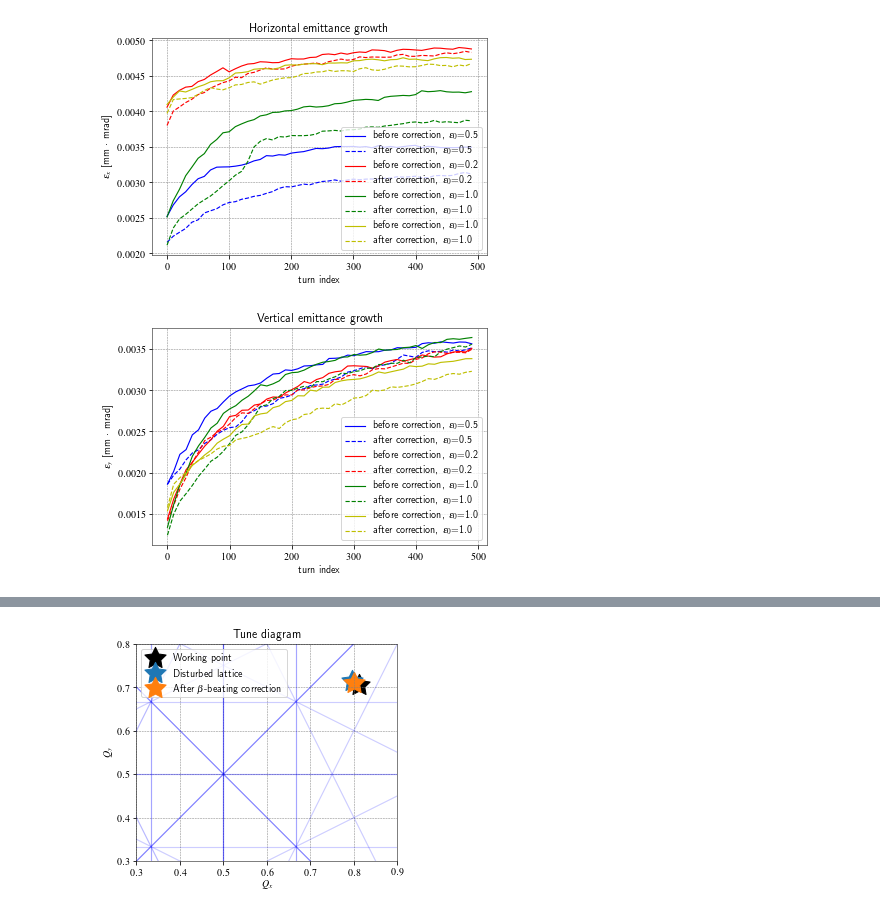
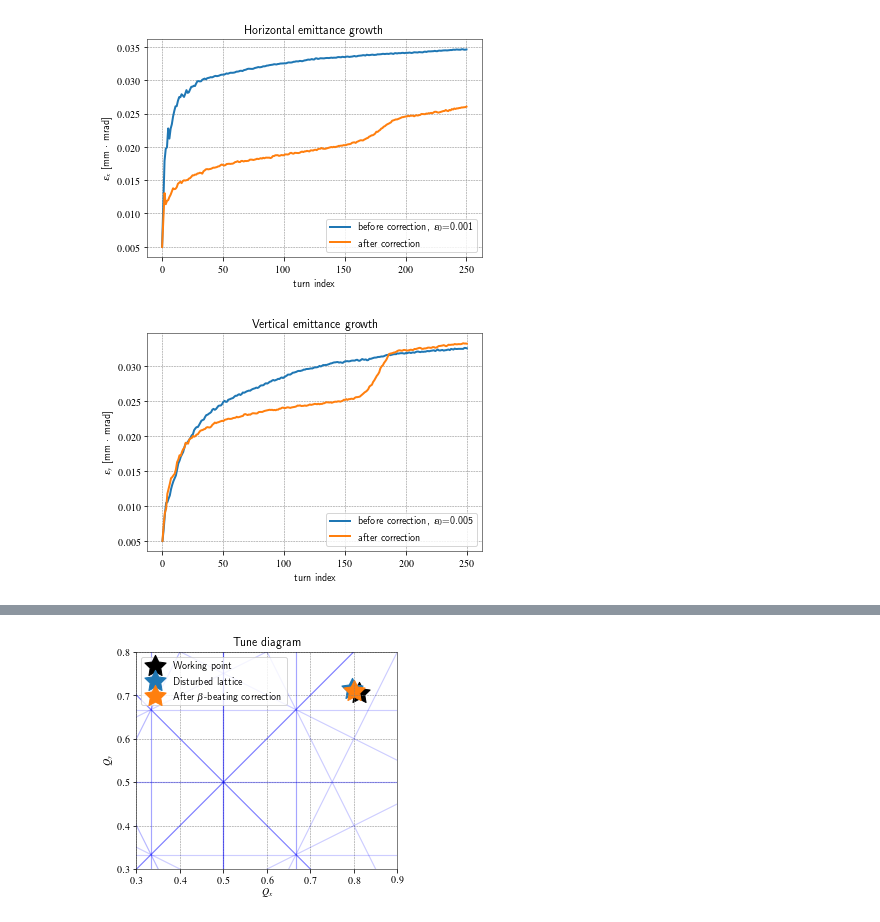
Before and after one commit to drabusov/beta-beating, a Jupyter notebook: fodo_tracking.ipynb, the cells around one changed output, grey strips where cells are left out. Saved outputs shown, nothing was run; the diff lists cells and outputs as text; code cells hidden in the pictures.

```diff
--- a/fodo_tracking.ipynb
+++ b/fodo_tracking.ipynb
@@ -67,9 +67,12 @@ def plotTuneDiagram():
     plt.xlabel('$Q_x$')
     plt.ylabel('$Q_y$');
 # %%
-df1=pd.read_csv("data/beatingBPM_5000_5e-07_1e+10.csv")
-df2=pd.read_csv("data/beating_1000_5e-07_1e+10.csv")
-df3=pd.read_csv("data/emitances_gauss_5000_1e-09_1e+10.csv")
-df4=pd.read_csv("data/emitances_gauss_5000_1e-10_1e+10.csv")
-df5=pd.read_csv("data/emitances_gauss_5000_5e-10_1e+10.csv")
-df6=pd.read_csv("data/emitances_kv_5000_1e-10_1e+10.csv")
+df1=pd.read_csv("data/beatingBPM_10000_1e-09_1e+11.csv")
+df2=pd.read_csv("data/beating_10000_1e-09_1e+11.csv")
+df3=pd.read_csv("data/emitances_gauss_10000_1e-08_1e+11.csv")
+df4=pd.read_csv("data/emitances_gauss_10000_1e-09_1e+11.csv")
+df6=pd.read_csv("data/emitances_kv_10000_1e-09_1e+11.csv")
+
+df7 = pd.read_csv("data/emitances_gauss_10000_5e-11_1e+11.csv")
+
+df5=pd.read_csv("data/emitances_gauss_50000_5e-09_1e+11.csv")
@@ -120,41 +184,44 @@ plt.savefig("beating_y.pdf")
 # %%
-turn = 10*np.array(df3.index)
-plt.plot(turn,df3["emitX"]*10**(6),color = "b", label = r"before correction, $\epsilon_0$=0.5")
-plt.plot(turn,df3["emitXcorr"]*10**(6),color = "b",ls = "--", label = r"after correction, $\epsilon_0$=0.5")
+turn = np.array(df3.index)
 
-plt.plot(10*np.array(df4.index),df4["emitX"]*10**(6),color = "r", label = r"before correction, $\epsilon_0$=0.2")
-plt.plot(10*np.array(df4.index),df4["emitXcorr"]*10**(6),color = "r",ls = "--", label = r"after correction, $\epsilon_0$=0.2")
+#plt.plot(turn,df3["emitX"]*10**(6),color = "r", lw=2, label = r"before correction, $\epsilon_0$=0.01")
+#plt.plot(turn,df3["emitXcorr"]*10**(6),color = "r",ls = "--", lw=2, label = r"after correction")
 
-plt.plot(10*np.array(df5.index),df5["emitX"]*10**(6),color = "g", label = r"before correction, $\epsilon_0$=1.0")
-plt.plot(10*np.array(df5.index),df5["emitXcorr"]*10**(6),color = "g",ls = "--", label = r"after correction, $\epsilon_0$=1.0")
+#plt.plot(turn,df4["emitX"]*10**(6),color = "b", lw=2, label = r"before correction, $\epsilon_0$=0.001")
+#plt.plot(turn,df4["emitXcorr"]*10**(6),color = "b",ls = "--", lw=2, label = r"after correction")
 
-plt.plot(10*np.array(df6.index),df6["emitX"]*10**(6),color = "y", label = r"before correction, $\epsilon_0$=1.0")
-plt.plot(10*np.array(df6.index),df6["emitXcorr"]*10**(6),color = "y",ls = "--", label = r"after correction, $\epsilon_0$=1.0")
+plt.plot(df5["turn"],df5["emitX"]*10**(6),lw=2, label = r"before correction, $\epsilon_0$=0.001")
+plt.plot(df5["turn"],df5["emitXcorr"]*10**(6), lw=2, label = r"after correction")
+
+#plt.plot(turn,df6["emitX"]*10**(6),color = "g", label = r"before correction, $\epsilon_0$=0.001 (KV)")
+#plt.plot(turn,df6["emitXcorr"]*10**(6),color = "g",ls = "--", label = r"after correction (KV)")
 
 plt.title("Horizontal emittance growth")
 plt.legend()
 plt.xlabel("turn index")
 plt.ylabel(r"$\epsilon_x$ [mm $\cdot$ mrad]")
 plt.grid(True)
+plt.savefig("horizontal_emittance_jump.pdf")
 # %% [output]
-[figure, old version]
+[figure, new version]
 # %%
-plt.plot(turn,df3["emitY"]*10**(6),color = "b", label = r"before correction, $\epsilon_0$=0.5")
-plt.plot(turn,df3["emitYcorr"]*10**(6),color = "b",ls = "--", label = r"after correction, $\epsilon_0$=0.5")
+#plt.plot(turn,df3["emitY"]*10**(6),color = "r", lw=2, label = r"before correction, $\epsilon_0$=0.01")
+#plt.plot(turn,df3["emitYcorr"]*10**(6),color = "r",ls = "--", lw=2, label = r"after correction")
 
-plt.plot(10*np.array(df4.index),df4["emitY"]*10**(6),color = "r", label = r"before correction, $\epsilon_0$=0.2")
-plt.plot(10*np.array(df4.index),df4["emitYcorr"]*10**(6),color = "r",ls = "--", label = r"after correction, $\epsilon_0$=0.2")
+#plt.plot(turn,df4["emitX"]*10**(6),color = "b", lw=2, label = r"before correction, $\epsilon_0$=0.001")
+#plt.plot(turn,df4["emitXcorr"]*10**(6),color = "b",ls = "--",  lw=2,label = r"after correction")
 
-plt.plot(10*np.array(df5.index),df5["emitY"]*10**(6),color = "g", label = r"before correction, $\epsilon_0$=1.0")
-plt.plot(10*np.array(df5.index),df5["emitYcorr"]*10**(6),color = "g",ls = "--", label = r"after correction, $\epsilon_0$=1.0")
+#plt.plot(turn,df6["emitY"]*10**(6),color = "g",  lw=2,label = r"before correction, $\epsilon_0$=0.001 (KV)")
+#plt.plot(turn,df6["emitYcorr"]*10**(6),color = "g",ls = "--", lw=2, label = r"after correction (KV)")
 
-plt.plot(10*np.array(df6.index),df6["emitY"]*10**(6),color = "y", label = r"before correction, $\epsilon_0$=1.0")
-plt.plot(10*np.array(df6.index),df6["emitYcorr"]*10**(6),color = "y",ls = "--", label = r"after correction, $\epsilon_0$=1.0")
+plt.plot(df5["turn"],df5["emitY"]*10**(6),  lw=2,label = r"before correction, $\epsilon_0$=0.005")
+plt.plot(df5["turn"],df5["emitYcorr"]*10**(6), lw=2, label = r"after correction")
 
 plt.title("Vertical emittance growth")
 plt.legend()
 plt.xlabel("turn index")
 plt.ylabel(r"$\epsilon_y$ [mm $\cdot$ mrad]")
 plt.grid(True)
+plt.savefig("vertical_emittance_jump.pdf")
 # %% [output]
-[figure, old version]
+[figure, new version]
```
Also changed, not shown: parts of 19 cells of this notebook.
